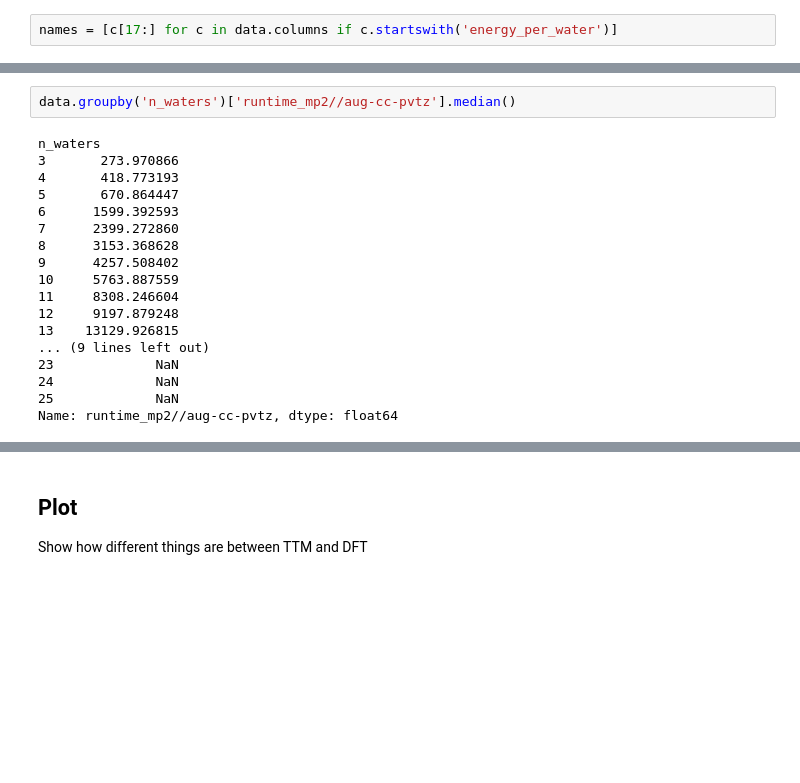
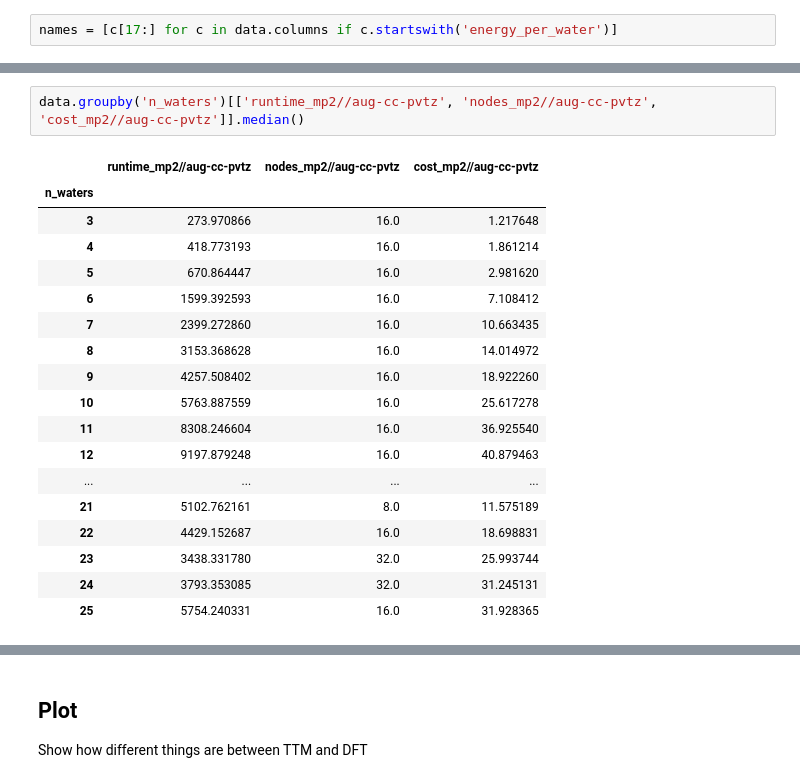
Before and after one commit to exalearn/fast-finetuned-forcefields, a Jupyter notebook: notebooks/hydronet/1_initial-database/compare-methods.ipynb, the cells around one changed output, grey strips where cells are left out. Cells and saved outputs as stored; diff of their text form; blank space fills up the shorter version.

```diff
--- a/notebooks/hydronet/1_initial-database/compare-methods.ipynb
+++ b/notebooks/hydronet/1_initial-database/compare-methods.ipynb
@@ -132,20 +124,21 @@ data[[c for c in data.columns if 'normed' in c]].sort_values('energy_normed_mp2/
 # %%
-data.groupby('n_waters')['runtime_mp2//aug-cc-pvtz'].median()
+data.groupby('n_waters')[['runtime_mp2//aug-cc-pvtz', 'nodes_mp2//aug-cc-pvtz', 'cost_mp2//aug-cc-pvtz']].median()
 # %% [output]
-n_waters
-3       273.970866
-4       418.773193
-5       670.864447
-6      1599.392593
-7      2399.272860
-8      3153.368628
-9      4257.508402
-10     5763.887559
-11     8308.246604
-12     9197.879248
-13    13129.926815
-... (9 lines left out)
-23             NaN
-24             NaN
-25             NaN
-Name: runtime_mp2//aug-cc-pvtz, dtype: float64
+|  | runtime_mp2//aug-cc-pvtz | nodes_mp2//aug-cc-pvtz | cost_mp2//aug-cc-pvtz |
+| n_waters |  |  |  |
+| 3 | 273.970866 | 16.0 | 1.217648 |
+| 4 | 418.773193 | 16.0 | 1.861214 |
+| 5 | 670.864447 | 16.0 | 2.981620 |
+| 6 | 1599.392593 | 16.0 | 7.108412 |
+| 7 | 2399.272860 | 16.0 | 10.663435 |
+| 8 | 3153.368628 | 16.0 | 14.014972 |
+| 9 | 4257.508402 | 16.0 | 18.922260 |
+| 10 | 5763.887559 | 16.0 | 25.617278 |
+| 11 | 8308.246604 | 16.0 | 36.925540 |
+| 12 | 9197.879248 | 16.0 | 40.879463 |
+| ... | ... | ... | ... |
+| 21 | 5102.762161 | 8.0 | 11.575189 |
+| 22 | 4429.152687 | 16.0 | 18.698831 |
+| 23 | 3438.331780 | 32.0 | 25.993744 |
+| 24 | 3793.353085 | 32.0 | 31.245131 |
+| 25 | 5754.240331 | 16.0 | 31.928365 |
```
Also changed, not shown: parts of 13 cells of this notebook, 1 other file.
